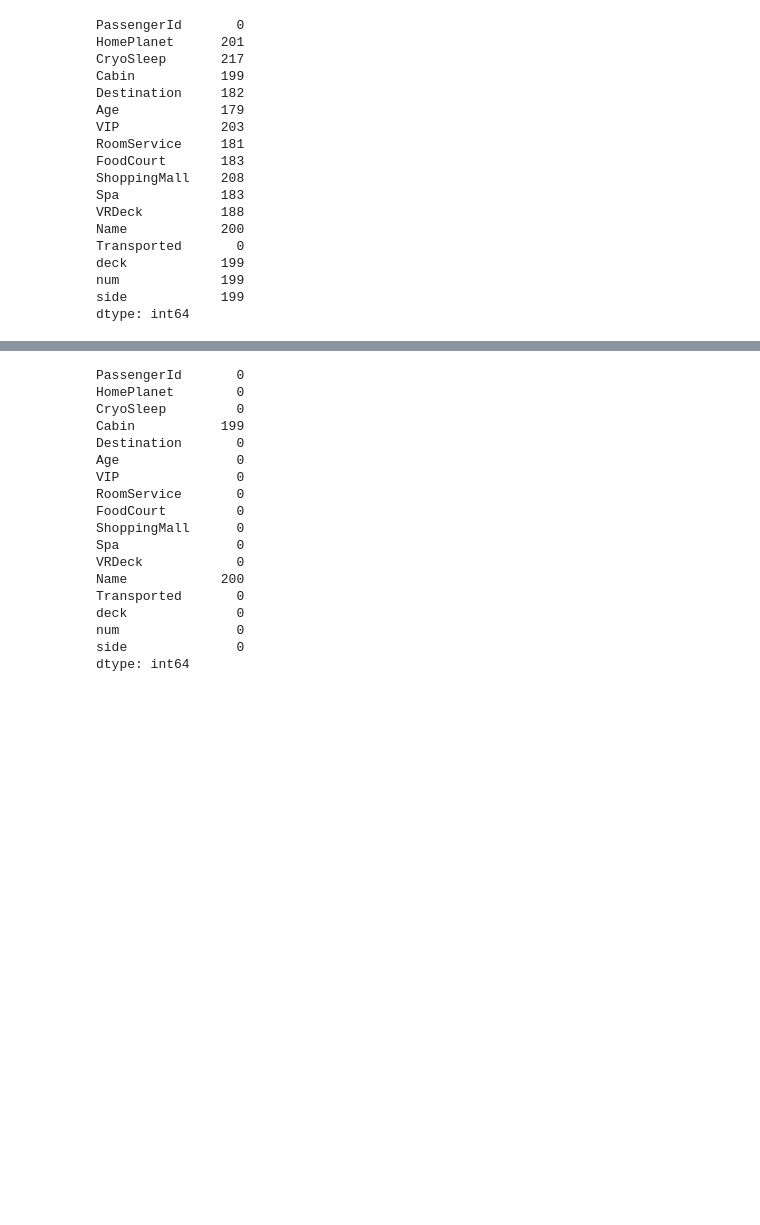
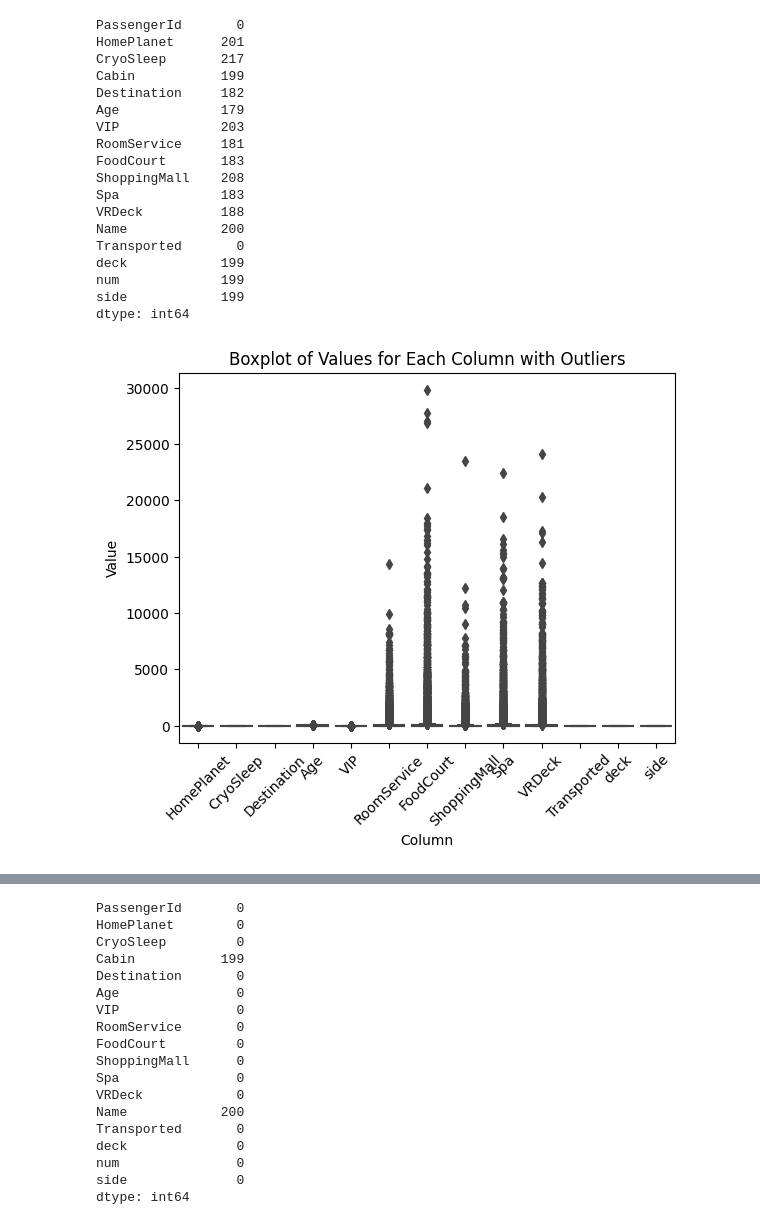
Before and after one commit to farhanarrafi/UNT-CSE-SpaceshipTitanic, a Jupyter notebook: FE&DP.ipynb, the cells around one changed output, grey strips where cells are left out. Cells and saved outputs as stored; diff of their text form; code cells hidden in the pictures; blank space fills up the shorter version.

Commit message:
changed few params. and checked accuracy, also did treatment for outliers

```diff
--- a/FE&DP.ipynb
+++ b/FE&DP.ipynb
@@ -119,6 +115,15 @@ def label_encoder(train,test,columns):
     return train, test
 
 train ,test = label_encoder(df_train,df_test ,label_cols)
+# %%
+sns.boxplot(data=df_train, fliersize=5)  # Set fliersize to highlight outliers
+plt.title('Boxplot of Values for Each Column with Outliers')
+plt.xlabel('Column')
+plt.ylabel('Value')
+plt.xticks(rotation=45)  # Rotate x-axis labels for better visibility
+plt.show()
+# %% [output]
+[figure, added]
 # %%
 def preprocessing_missing_value(df):
   df['Destination'].fillna(df['Destination'].mode()[0], inplace=True)
```
Also changed, not shown: parts of 16 cells of this notebook.
